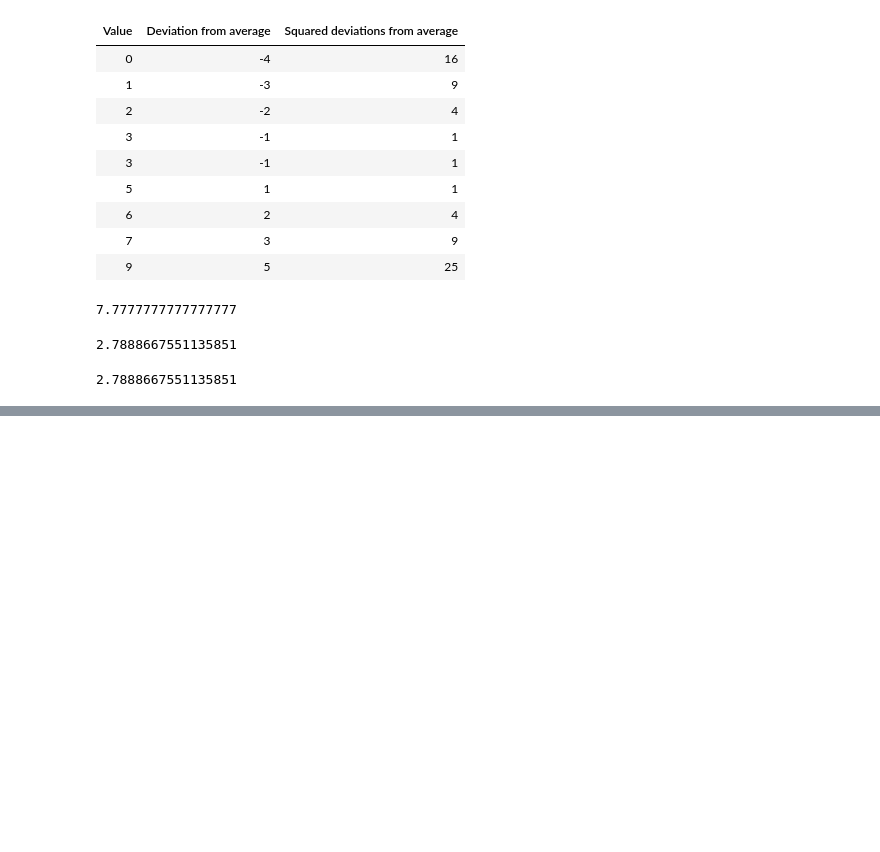
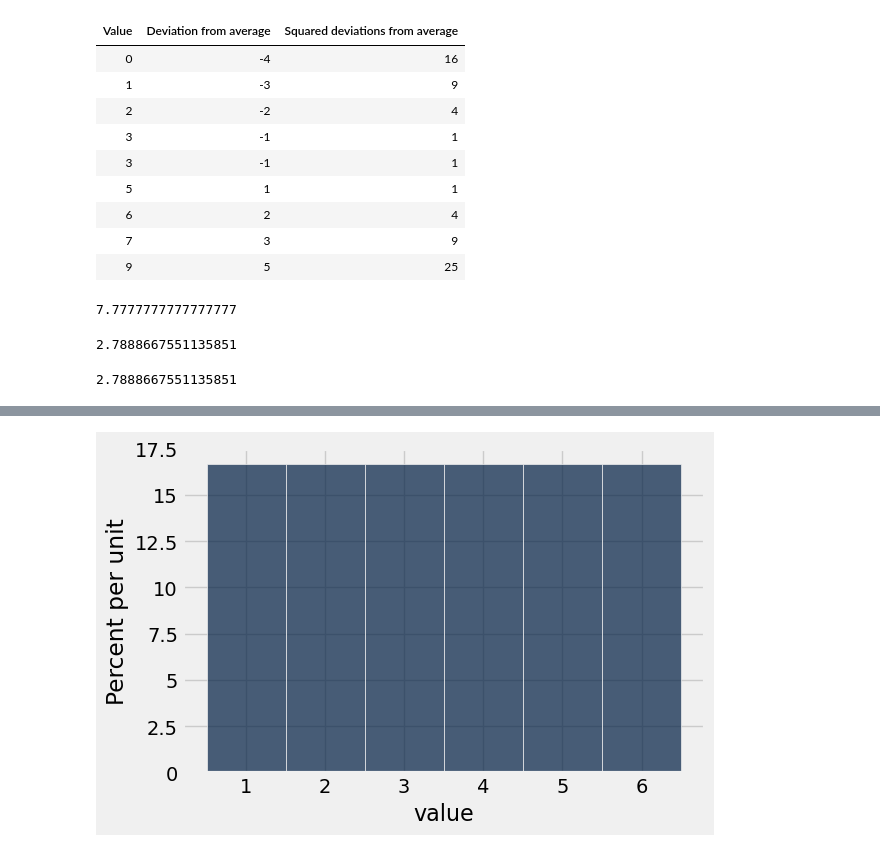
Before and after one commit to lawtonsclass/s26-code-from-class, a Jupyter notebook: data8/ch14.ipynb, the cells around one changed output, grey strips where cells are left out. Saved outputs shown, nothing was run; the diff lists cells and outputs as text; code cells hidden in the pictures; blank space fills up the shorter version.

```diff
--- a/data8/ch14.ipynb
+++ b/data8/ch14.ipynb
@@ -85,0 +231,3 @@ np.std(nums)
+# %%
+die = Table().with_column('value', make_array(1, 2, 3, 4, 5, 6))
+die
@@ -85,0 +242,4 @@ np.std(nums)
+# %%
+die.hist(bins=np.arange(0.5, 6.6, 1)) # this is not bell-shaped
+# %% [output]
+[figure, added]
```
Also changed, not shown: parts of 44 cells of this notebook.
